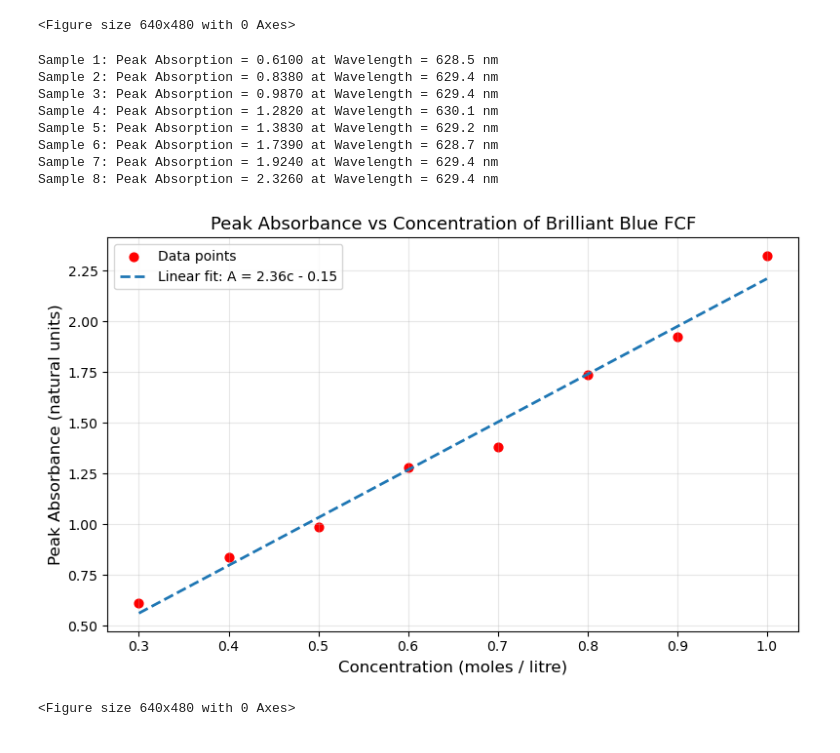
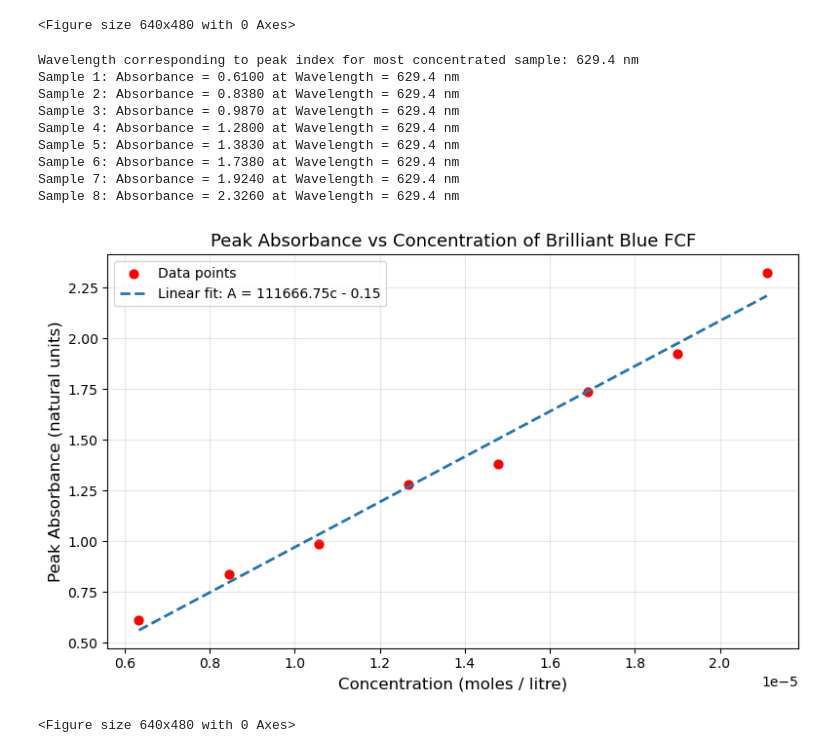
Before and after one commit to mjyazar/Waves-and-Optics-Experiment, a Jupyter notebook: main.ipynb, the cells around one changed output. Cells and saved outputs as stored; diff of their text form; code cells hidden in the pictures.

Commit message:
Fixed absorbance vs concentration plot and concentration array

```diff
--- a/main.ipynb
+++ b/main.ipynb
@@ -23,6 +23,10 @@ print(f"Wavelength range: {wavelength.min():.1f} - {wavelength.max():.1f} nm")
 print(f"Number of samples: {sample_count}")
 print(f"Data shape: {intensities.shape}")
 
+# Define concentrations and labels
+c1 = (3/32) * 0.000225137  # 1st solution - most concentrated
+concentrations = np.array([3/10, 4/10, 5/10, 6/10, 7/10, 8/10, 9/10, 1]) * c1
+labels = ['3c₁/10', '4c₁/10', '5c₁/10', '6c₁/10', '7c₁/10', '8c₁/10', '9c₁/10', 'c₁']
 
 # Define figure and colors for plotting
 plt.figure(figsize=(11, 6))
@@ -51,53 +55,47 @@ Data shape: (4096, 8)
 [figure]
 <Figure size 640x480 with 0 Axes>
 # %%
-# Define concentrations and labels
-c1 = (3/32) * 0.000225137  # 1st solution - most concentrated
-concentrations = np.array([3/10, 4/10, 5/10, 6/10, 7/10, 8/10, 9/10, 1])
-labels = ['3c₁/10', '4c₁/10', '5c₁/10', '6c₁/10', '7c₁/10', '8c₁/10', '9c₁/10', 'c₁']
+# Find index of the concentration sample's peak absorption
+peak_index = intensities_filtered[:, 7].argmax()
+print(f"Wavelength corresponding to peak index for most concentrated sample: {wavelength_filtered[peak_index]:.1f} nm")
 
-# Find peaks in all spectras
-absorption_peaks = []
-wavelength_peaks = []
+# Find and store absorbances of all samples for the same wavelength as the most concentrated sample's peak
+absorbances = []
 for sample in range(sample_count):
-    peak_index = intensities_filtered[:, sample].argmax()
-    peak_absorption = intensities_filtered[:, sample][peak_index]
-    peak_wavelength = wavelength_filtered[peak_index]
+    absorbance = intensities_filtered[:, sample][peak_index]
+    absorbances.append(absorbance)
 
-    absorption_peaks.append(peak_absorption)
-    wavelength_peaks.append(peak_wavelength)
-
-    print(f"Sample {sample + 1}: Peak Absorption = {peak_absorption:.4f} at Wavelength = {peak_wavelength:.1f} nm")
-
+    print(f"Sample {sample + 1}: Absorbance = {absorbance:.4f} at Wavelength = {wavelength_filtered[peak_index]:.1f} nm")
 
 # Plot peak absorption vs concentration
 plt.figure(figsize=(8, 5))
-plt.scatter(concentrations, absorption_peaks, color='red', s=40, label='Data points')
+plt.scatter(concentrations, absorbances, color='red', s=40, label='Data points')
 
 # Perform linear regression and plot best fit line
-slope, intercept, r_value, p_value, std_err = scipy.stats.linregress(concentrations, absorption_peaks)
+slope, intercept, r_value, p_value, std_err = scipy.stats.linregress(concentrations, absorbances)
 best_fit = slope * concentrations + intercept
 plt.plot(concentrations, best_fit, linestyle='--', linewidth=2, label=f'Linear fit: A = {slope:.2f}c {"" if intercept >= 0 else "-"} {abs(intercept):.2f}')
 
 # Plot labels and formatting
 plt.xlabel('Concentration (moles / litre)', fontsize=12)
 plt.ylabel('Peak Absorbance (natural units)', fontsize=12)
 plt.title('Peak Absorbance vs Concentration of Brilliant Blue FCF', fontsize=13)
 plt.legend()
 plt.grid(alpha=0.3)
 plt.tight_layout()
 plt.show()
 
 # Save figure
 plt.savefig('Peak Absorbance vs Concentration.png', dpi=300)
 # %% [output]
-Sample 1: Peak Absorption = 0.6100 at Wavelength = 628.5 nm
-Sample 2: Peak Absorption = 0.8380 at Wavelength = 629.4 nm
-Sample 3: Peak Absorption = 0.9870 at Wavelength = 629.4 nm
-Sample 4: Peak Absorption = 1.2820 at Wavelength = 630.1 nm
-Sample 5: Peak Absorption = 1.3830 at Wavelength = 629.2 nm
-Sample 6: Peak Absorption = 1.7390 at Wavelength = 628.7 nm
-Sample 7: Peak Absorption = 1.9240 at Wavelength = 629.4 nm
-Sample 8: Peak Absorption = 2.3260 at Wavelength = 629.4 nm
+Wavelength corresponding to peak index for most concentrated sample: 629.4 nm
+Sample 1: Absorbance = 0.6100 at Wavelength = 629.4 nm
+Sample 2: Absorbance = 0.8380 at Wavelength = 629.4 nm
+Sample 3: Absorbance = 0.9870 at Wavelength = 629.4 nm
+Sample 4: Absorbance = 1.2800 at Wavelength = 629.4 nm
+Sample 5: Absorbance = 1.3830 at Wavelength = 629.4 nm
+Sample 6: Absorbance = 1.7380 at Wavelength = 629.4 nm
+Sample 7: Absorbance = 1.9240 at Wavelength = 629.4 nm
+Sample 8: Absorbance = 2.3260 at Wavelength = 629.4 nm
-[figure, old version]
+[figure, new version]
 <Figure size 640x480 with 0 Axes>
```
Also changed, not shown: 1 other file.
